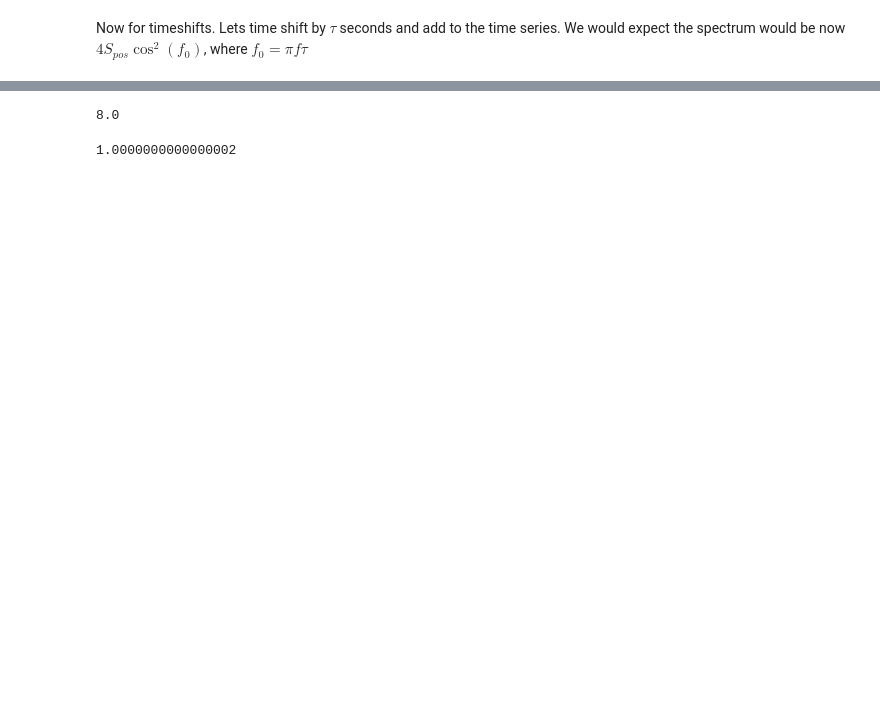
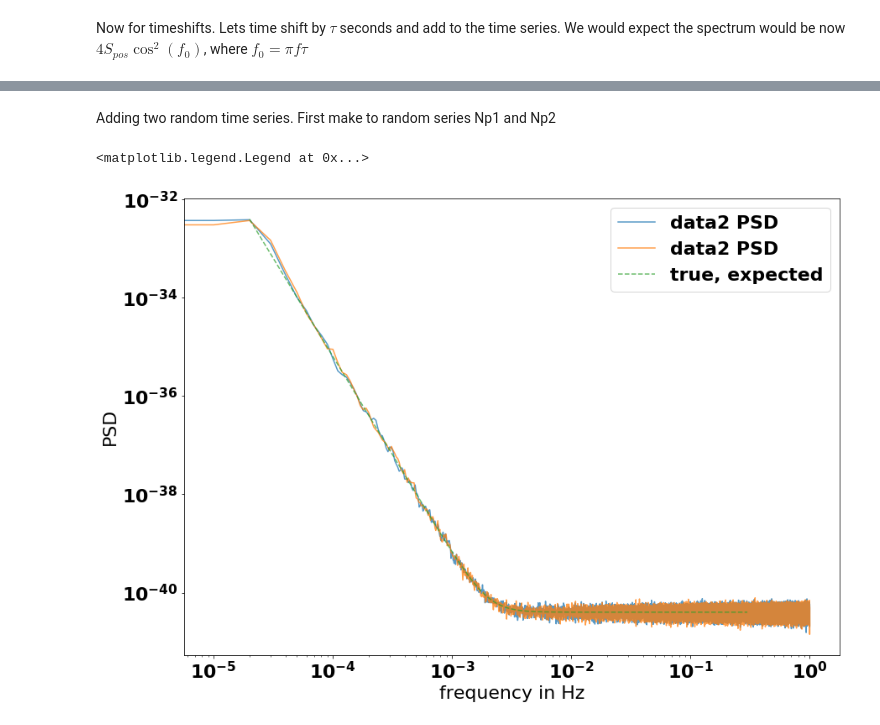
Before and after one commit to sharanbngr/blip, a Jupyter notebook: Notebooks/timeshifts.ipynb, the cells around one changed output, grey strips where cells are left out. Drawn from its saved outputs; the diff is of its cells as text; code cells hidden in the pictures; blank space fills up the shorter version.

```diff
--- a/Notebooks/timeshifts.ipynb
+++ b/Notebooks/timeshifts.ipynb
@@ -75,8 +64,18 @@ fy, Sy = welch()
-# %%
-2/fs
-# %% [output]
-8.0
-# %%
-np.pi*1e-2*50 *2 / np.pi
-# %% [output]
-1.0000000000000002
+# %% [markdown]
+ Adding two random time series. First make to random series Np1 and Np2
+# %%
+Np1 = ld.gaussianData(Spos, frange, fs=fs, dur=2e6)
+Np2 = ld.gaussianData(Spos, frange, fs=fs, dur=2e6)
+
+Fp2, Sp2 = welch(Np2, fs=fs, nperseg=int(1e5*fs))
+Fp1, Sp1 = welch(Np1, fs=fs, nperseg=int(1e5*fs))
+
+plt.loglog(Fp1, Sp1, label='data2 PSD', alpha=0.75)
+plt.loglog(Fp2, Sp2, label='data2 PSD', alpha=0.75)
+plt.plot(frange, Spos ,'--' ,label='true, expected', alpha=0.7)
+plt.xlabel('frequency in Hz')
+plt.ylabel('PSD')
+plt.legend()
+# %% [output]
+<matplotlib.legend.Legend at 0x...>
+[figure, added]
```
Also changed, not shown: parts of 7 cells of this notebook, 5 other files.
